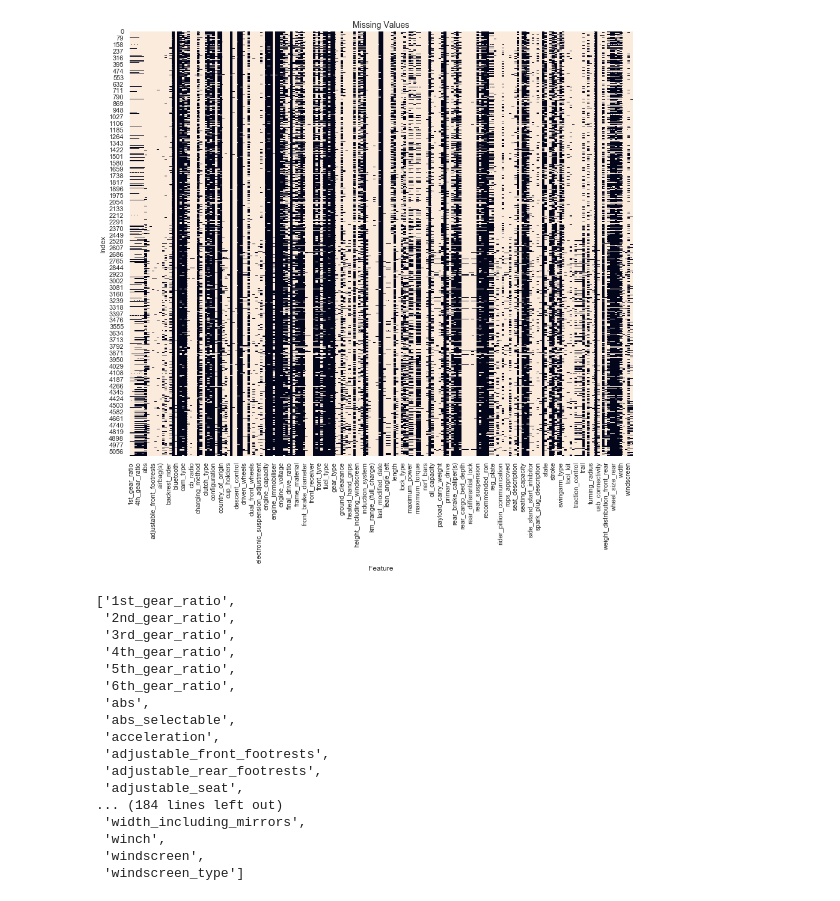
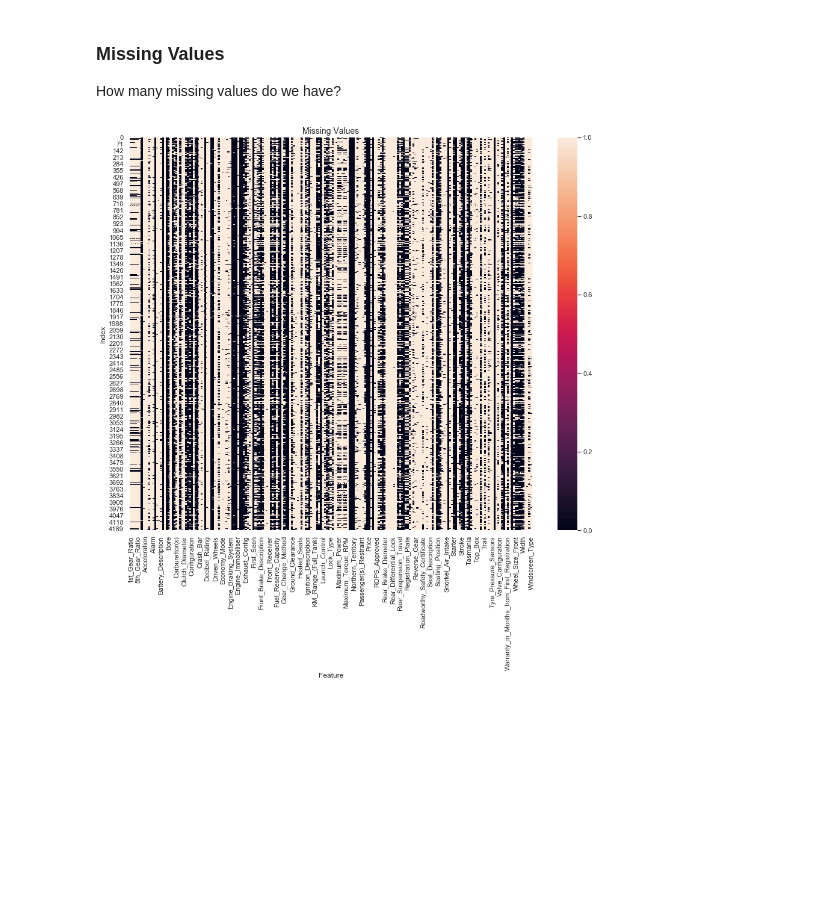
Before and after one commit to beaubellamy/BikeSales, a Jupyter notebook: BikeSales EDA.ipynb, the cells around one changed output. Drawn from its saved outputs; the diff is of its cells as text; code cells hidden in the pictures; blank space fills up the shorter version.

```diff
--- a/BikeSales EDA.ipynb
+++ b/BikeSales EDA.ipynb
@@ -9,8 +22,9 @@ sns.set()
 import warnings
 warnings.filterwarnings('ignore')
 # %%
-df = pd.read_csv('BikeSalesData - Copy.csv',
-                 parse_dates=['First_Seen','Last_Seen','Last Modified Date'],
+file = 'C:\\Users\\bbel1\Documents\SourceCode\BikeSales\BikeSalesData2.csv'
+
+df = pd.read_csv(file,
+                 parse_dates=['First_Seen','Last_Seen','Last Modified'],
                  infer_datetime_format=True,
                  na_values='-')
-df.head()
@@ -27,12 +526,10 @@ df.head()
 for col in list(df.columns):
     if 'Unnamed' in col:
         df.drop(col, axis=1, inplace=True)
-
-df.drop('-', axis=1, inplace=True)
 # %%
 # Replace spaces with underscores in the feature list
-df.columns = [col.replace('/', '_') for col in df.columns.str.lower()]
-df.columns = [col.replace('-', '') for col in df.columns.str.lower()]
-df.columns = [col.replace(' ', '_') for col in df.columns.str.lower()]
-df.columns = [col.replace('__', '_') for col in df.columns.str.lower()]
-df.columns = [col.replace('__', '_') for col in df.columns.str.lower()]
+df.columns = [col.replace('/', '_') for col in df.columns]
+df.columns = [col.replace('-', '') for col in df.columns]
+df.columns = [col.replace(' ', '_') for col in df.columns]
+df.columns = [col.replace('__', '_') for col in df.columns]
+df.columns = [col.replace('__', '_') for col in df.columns]
@@ -42,29 +536,16 @@ df.columns = [col.replace('__', '_') for col in df.columns.str.lower()]
+# %% [markdown]
+### Missing Values
+How many missing values do we have?
 # %%
-fig, ax = plt.subplots(figsize=(15,13))
-sns.heatmap(df.isnull(), cbar=False, ax=ax)
-plt.xlabel('Feature')
-plt.ylabel('Index')
-plt.title('Missing Values', fontsize=14)
-plt.show()
+# Display missing values as a heatmap, where the hot part represents missing data
+def missing_heatmap(df):
+    fig, ax = plt.subplots(figsize=(15,12))
+    sns.heatmap(df.isnull(), cbar=True, ax=ax)
+    plt.xlabel('Feature')
+    plt.ylabel('Index')
+    plt.title('Missing Values', fontsize=14)
+    plt.show()
+
+missing_heatmap(df)
 # %% [output]
-[figure, old version]
+[figure, new version]
-# %%
-list(df.columns)
-# %% [output]
-['1st_gear_ratio',
- '2nd_gear_ratio',
- '3rd_gear_ratio',
- '4th_gear_ratio',
- '5th_gear_ratio',
- '6th_gear_ratio',
- 'abs',
- 'abs_selectable',
- 'acceleration',
- 'adjustable_front_footrests',
- 'adjustable_rear_footrests',
- 'adjustable_seat',
-... (184 lines left out)
- 'width_including_mirrors',
- 'winch',
- 'windscreen',
- 'windscreen_type']
```
Also changed, not shown: parts of 23 cells of this notebook, 1 other file.
